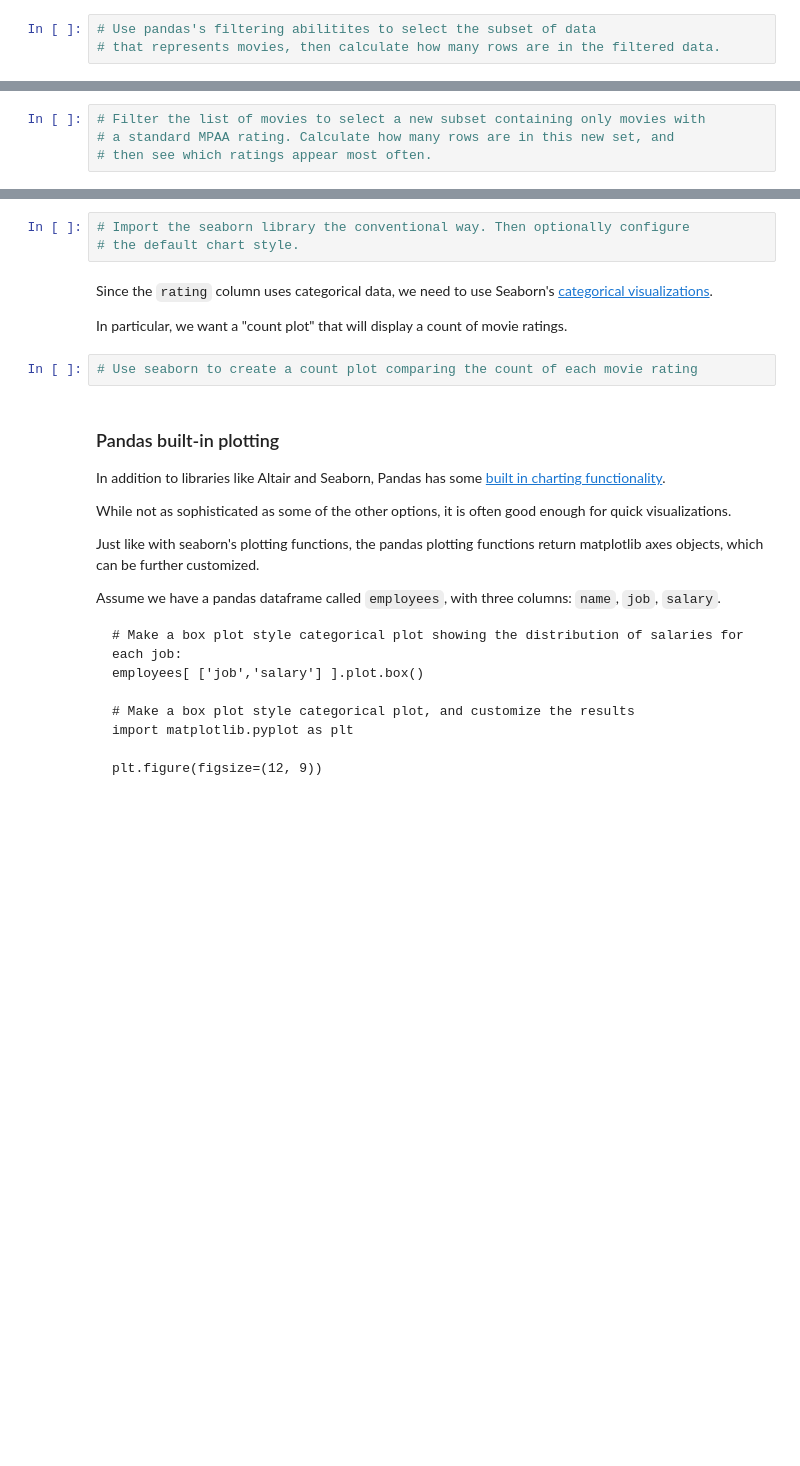
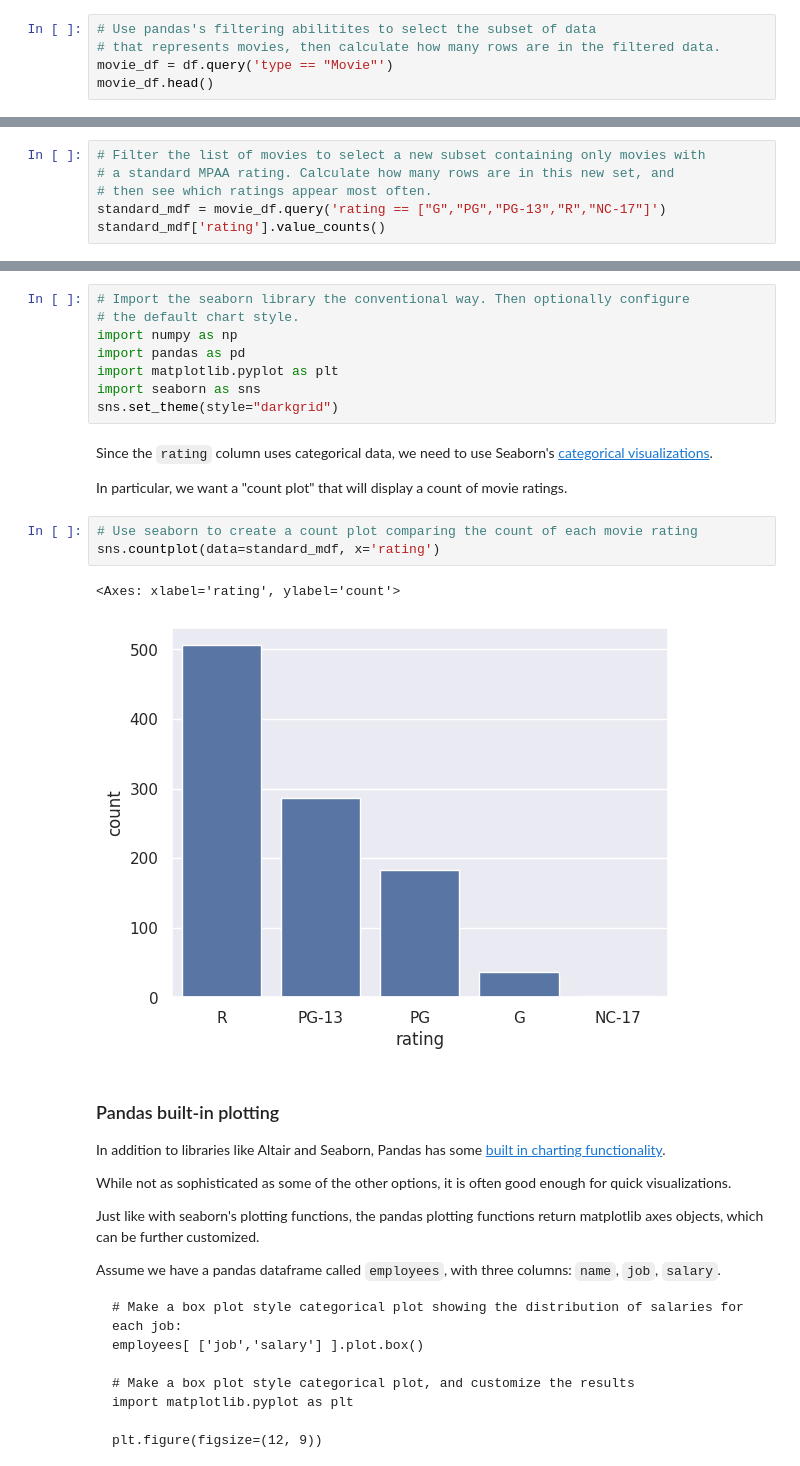
Before and after one commit to Jojocrazy2000/cse210-hw, a Jupyter notebook: notebooks/Exploration_01.ipynb, the cells around one changed output, grey strips where cells are left out. Cells and saved outputs as stored; diff of their text form; blank space fills up the shorter version.

```diff
--- a/notebooks/Exploration_01.ipynb
+++ b/notebooks/Exploration_01.ipynb
@@ -56,3 +65,5 @@ Once we have the subset, we should see how many rows it contains. There are a [v
 # %%
 # Use pandas's filtering abilitites to select the subset of data
 # that represents movies, then calculate how many rows are in the filtered data.
+movie_df = df.query('type == "Movie"')
+movie_df.head()
@@ -73,3 +110,5 @@ Let's [filter some more](https://pandas.pydata.org/docs/getting_started/intro_tu
 # Filter the list of movies to select a new subset containing only movies with
 # a standard MPAA rating. Calculate how many rows are in this new set, and
 # then see which ratings appear most often.
+standard_mdf = movie_df.query('rating == ["G","PG","PG-13","R","NC-17"]')
+standard_mdf['rating'].value_counts()
@@ -167,12 +214,21 @@ Optionally, you may wish to set some default chart aesthetics by [setting the ch
 # %%
 # Import the seaborn library the conventional way. Then optionally configure
 # the default chart style.
+import numpy as np
+import pandas as pd
+import matplotlib.pyplot as plt
+import seaborn as sns
+sns.set_theme(style="darkgrid")
 # %% [markdown]
 Since the `rating` column uses categorical data, we need to use Seaborn's [categorical visualizations](https://seaborn.pydata.org/tutorial/categorical.html).
 
 In particular, we want a "count plot" that will display a count of movie ratings.
 # %%
 # Use seaborn to create a count plot comparing the count of each movie rating
+sns.countplot(data=standard_mdf, x='rating')
+# %% [output]
+<Axes: xlabel='rating', ylabel='count'>
+[figure, added]
 # %% [markdown]
 ### Pandas built-in plotting
 In addition to libraries like Altair and Seaborn, Pandas has some [built in charting functionality](https://pandas.pydata.org/docs/getting_started/intro_tutorials/04_plotting.html).
```
Also changed, not shown: parts of 9 cells of this notebook.
